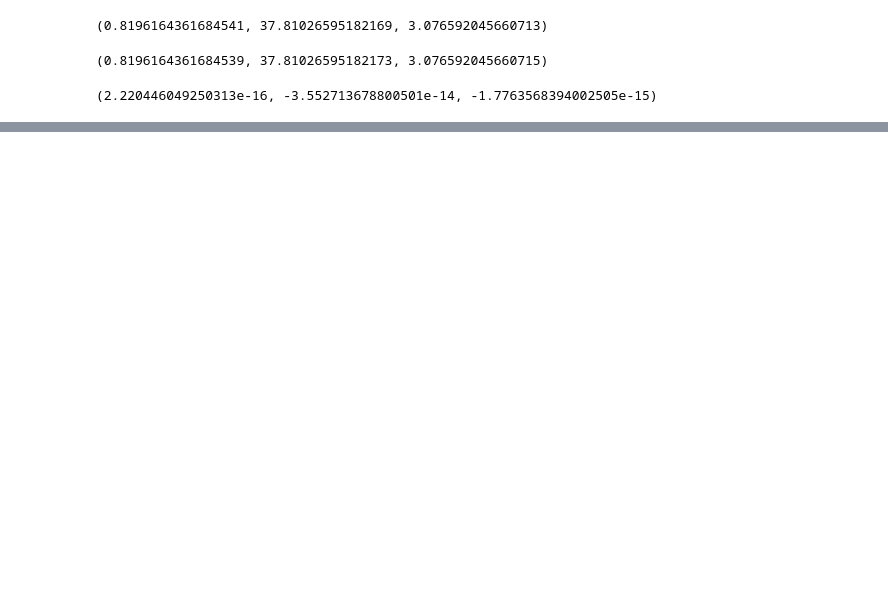
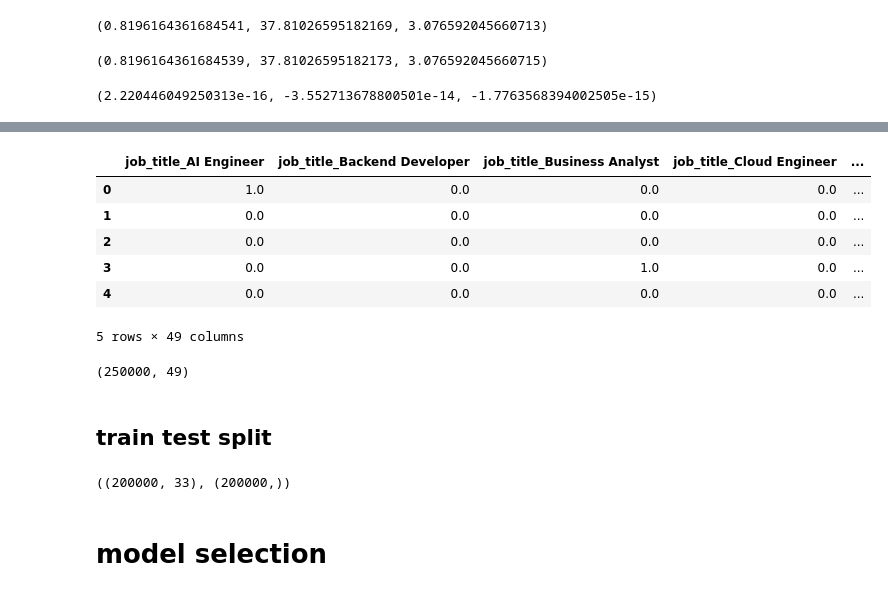
Before and after one commit to rohit-447/ml-learning, a Jupyter notebook: ml-learning.ipynb, the cells around one changed output, grey strips where cells are left out. Saved outputs shown, nothing was run; the diff lists cells and outputs as text; code cells hidden in the pictures; blank space fills up the shorter version.

```diff
--- a/ml-learning.ipynb
+++ b/ml-learning.ipynb
@@ -117,0 +181,18 @@ r2_e-r2_e_predifined, mse_e-mse_e_predifined, mae_e-mae_e_predifined
+# %%
+df_num=df[['experience_years','skills_count','certifications','salary']]
+df=pd.concat((encoded_df,df_num), axis=1)
+df.head()
+# %% [output]
+|  | job_title_AI Engineer | job_title_Backend Developer | job_title_Business Analyst | job_title_Cloud Engineer | ... |
+| 0 | 1.0 | 0.0 | 0.0 | 0.0 | ... |
+| 1 | 0.0 | 0.0 | 0.0 | 0.0 | ... |
+| 2 | 0.0 | 0.0 | 0.0 | 0.0 | ... |
+| 3 | 0.0 | 0.0 | 1.0 | 0.0 | ... |
+| 4 | 0.0 | 0.0 | 0.0 | 0.0 | ... |
+5 rows × 49 columns
+# %%
+df.shape
+# %% [output]
+(250000, 49)
+# %% [markdown]
+## train test split
@@ -117,0 +202,7 @@ r2_e-r2_e_predifined, mse_e-mse_e_predifined, mae_e-mae_e_predifined
+# %%
+X_train, X_test,  y_train, y_test=train_test_split(X,y, test_size=0.2, random_state=42)
+X_train.shape, y_train.shape
+# %% [output]
+((200000, 33), (200000,))
+# %% [markdown]
+# model selection
```
Also changed, not shown: parts of 20 cells of this notebook.
